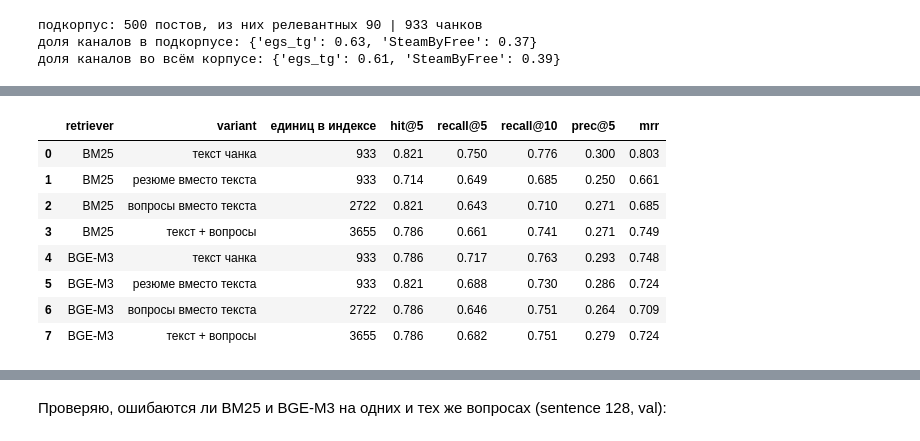
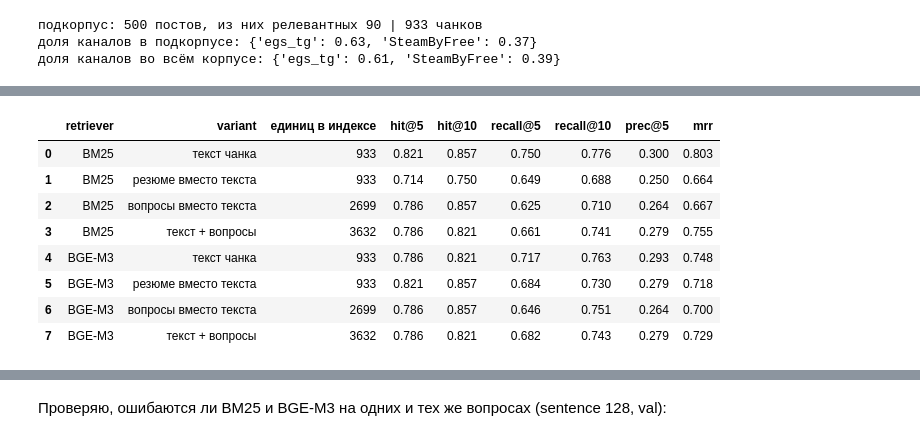
Before and after one commit to Anmishc/rag-games-telegram, a Jupyter notebook: kt2/RAG_КТ2_Мищенко_Андрей.ipynb, the cells around one changed output, grey strips where cells are left out. Saved outputs shown, nothing was run; the diff lists cells and outputs as text; code cells hidden in the pictures.

```diff
--- a/kt2/RAG_КТ2_Мищенко_Андрей.ipynb
+++ b/kt2/RAG_КТ2_Мищенко_Андрей.ipynb
@@ -452,7 +508,7 @@ sem_table
 # %%
 fig, axes = plt.subplots(1, 2, figsize=(12, 3.8))
 for short in EMBEDDERS:
-    g = sem_table[(sem_table.embedder == short) & (sem_table.skip_window == 0)]
+    g = sem_table[sem_table.embedder == short]
     axes[0].plot(g.threshold, g['mean'], marker='o', label=short)
     axes[1].plot(g.threshold, g['recall@5'], marker='o', label=short)
 axes[0].set_title('Средний размер чанка, токены'); axes[1].set_title('Recall@5 на val (BM25)')
@@ -670,6 +758,0 @@ pd.DataFrame(rows)
-# %%
-a = evaluate(DenseIndex(chunk_docs([d for d in steps['1b подписи и служебные посты'] if d['text'].strip()], token512), 'dense_step_1b_boilerplate').search, val_q).set_index('qid')
-b = evaluate(DenseIndex(chunk_docs([d for d in steps['3a эмодзи: удалить все'] if d['text'].strip()], token512), 'dense_step_3a_emoji_remove_all').search, val_q).set_index('qid')
-for qid in a.index[a['hit@5'] != b['hit@5']]:
-    g = next(x for x in val_q if x['qid'] == qid)
-    print(qid, g['type'], '|', g['question'][:90], '| hit@5 с эмодзи:', a.loc[qid, 'hit@5'], 'без:', b.loc[qid, 'hit@5'], '| mrr:', round(a.loc[qid, 'mrr'], 2), '->', round(b.loc[qid, 'mrr'], 2))
@@ -888,0 +982,12 @@ for c in sub[:3]:
+# %%
+for c in sub[:3]:
+    print('ЧАНК:', c['text'][:200].replace('\n', ' '))
+    print('РЕЗЮМЕ:', c['summary'])
+    print('ВОПРОСЫ:', c['questions'].replace('\n', ' | '))
+    print()
+for kind, flags in refused_by_kind.items():
+    bad_chunks = [c for c, r in zip(sub, flags) if r]
+    print(f"{kind}: отказов {len(bad_chunks)}, медиана токенов в таких чанках {np.median([c['tokens'] for c in bad_chunks])}, у всех чанков {np.median([c['tokens'] for c in sub])}")
+bad = sub[refused_by_kind['summary'].index(True)]
+print('ПРИМЕР ОТКАЗА. ЧАНК:', bad['text'][:120].replace('\n', ' '))
+print('ОТВЕТ МОДЕЛИ:', llm('summary', bad)['text'][:200])
@@ -889,43 +1011,30 @@ for c in sub[:3]:
 # %%
 summ = [dict(c, text=c['summary']) for c in sub]
 qunits = [dict(c, text=q.strip()) for c in sub for q in c['questions'].split('\n') if q.strip()]
 both = [dict(c) for c in sub] + qunits
-VARIANTS = [('текст чанка', sub), ('резюме вместо текста', summ), ('вопросы вместо текста', qunits), ('текст + вопросы', both)]
+VARIANTS = [('текст чанка', sub, None), ('резюме вместо текста', summ, 'summary'), ('вопросы вместо текста', qunits, 'questions'), ('текст + вопросы', both, 'questions')]
 
-def unique_chunks(index):
-    def search(q, k=10):
-        out, seen = [], set()
-        for c in index.search(q, 200):
-            key = (c['doc_id'], c['pos'])
-            if key not in seen:
-                seen.add(key)
-                out.append(c)
-                if len(out) == k:
-                    break
-        return out
-    return search
-
-llm_rows, llm_types, LLM_SEARCH = [], {}, {}
+llm_rows, llm_types, LLM_RUNS = [], {}, {}
 for rname in ['BM25', 'BGE-M3']:
-    for i, (vname, units) in enumerate(VARIANTS):
+    for i, (vname, units, kind) in enumerate(VARIANTS):
         idx = BM25Index(units) if rname == 'BM25' else DenseIndex(units, f'sub_{BEST}_{i}')
-        search = unique_chunks(idx)
-        LLM_SEARCH[(rname, vname)] = search
+        search = unique_by(idx.search, lambda c: (c['doc_id'], c['pos']))
+        LLM_RUNS[rname, vname] = (search, units, idx, kind)
         e = evaluate(search, val_q, dup_map)
         llm_rows.append({'retriever': rname, 'variant': vname, 'единиц в индексе': len(units), **summary(e)})
-        llm_types[(rname, vname)] = e.groupby('type')['recall@5'].mean().round(3)
+        llm_types[rname, vname] = by_type(e)
 llm_table = pd.DataFrame(llm_rows)
 llm_table
 # %% [output]
-|  | retriever | variant | единиц в индексе | hit@5 | recall@5 | recall@10 | prec@5 | mrr |
-| 0 | BM25 | текст чанка | 933 | 0.821 | 0.750 | 0.776 | 0.300 | 0.803 |
-| 1 | BM25 | резюме вместо текста | 933 | 0.714 | 0.649 | 0.685 | 0.250 | 0.661 |
-| 2 | BM25 | вопросы вместо текста | 2722 | 0.821 | 0.643 | 0.710 | 0.271 | 0.685 |
-| 3 | BM25 | текст + вопросы | 3655 | 0.786 | 0.661 | 0.741 | 0.271 | 0.749 |
-| 4 | BGE-M3 | текст чанка | 933 | 0.786 | 0.717 | 0.763 | 0.293 | 0.748 |
-| 5 | BGE-M3 | резюме вместо текста | 933 | 0.821 | 0.688 | 0.730 | 0.286 | 0.724 |
-| 6 | BGE-M3 | вопросы вместо текста | 2722 | 0.786 | 0.646 | 0.751 | 0.264 | 0.709 |
-| 7 | BGE-M3 | текст + вопросы | 3655 | 0.786 | 0.682 | 0.751 | 0.279 | 0.724 |
+|  | retriever | variant | единиц в индексе | hit@5 | hit@10 | recall@5 | recall@10 | prec@5 | mrr |
+| 0 | BM25 | текст чанка | 933 | 0.821 | 0.857 | 0.750 | 0.776 | 0.300 | 0.803 |
+| 1 | BM25 | резюме вместо текста | 933 | 0.714 | 0.750 | 0.649 | 0.688 | 0.250 | 0.664 |
+| 2 | BM25 | вопросы вместо текста | 2699 | 0.786 | 0.857 | 0.625 | 0.710 | 0.264 | 0.667 |
+| 3 | BM25 | текст + вопросы | 3632 | 0.786 | 0.821 | 0.661 | 0.741 | 0.279 | 0.755 |
+| 4 | BGE-M3 | текст чанка | 933 | 0.786 | 0.821 | 0.717 | 0.763 | 0.293 | 0.748 |
+| 5 | BGE-M3 | резюме вместо текста | 933 | 0.821 | 0.857 | 0.684 | 0.730 | 0.279 | 0.718 |
+| 6 | BGE-M3 | вопросы вместо текста | 2699 | 0.786 | 0.857 | 0.646 | 0.751 | 0.264 | 0.700 |
+| 7 | BGE-M3 | текст + вопросы | 3632 | 0.786 | 0.821 | 0.682 | 0.743 | 0.279 | 0.729 |
 # %%
 pd.DataFrame(llm_types).T
 # %% [output]
```
Also changed, not shown: parts of 59 cells of this notebook, 28 other files.
